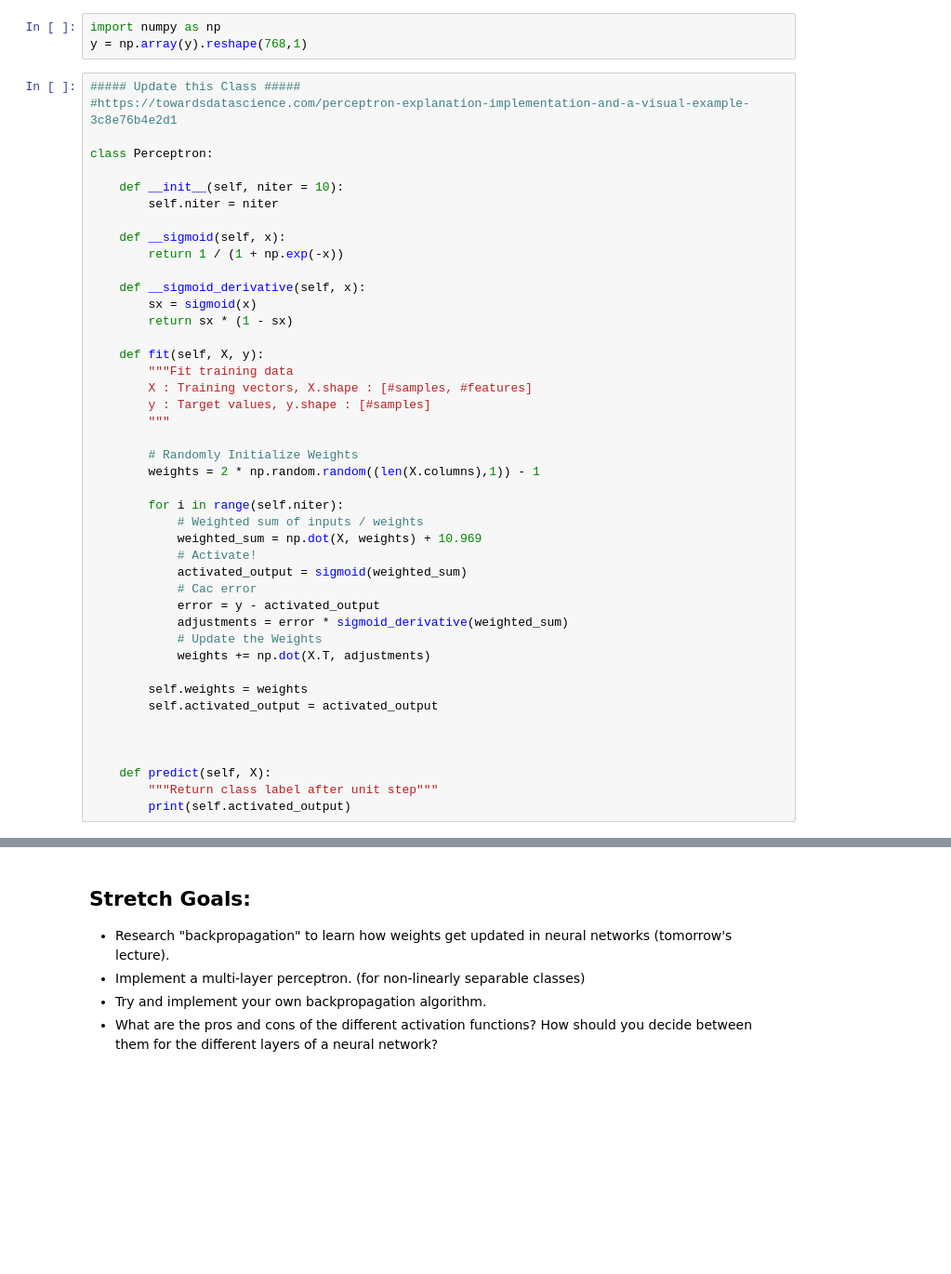
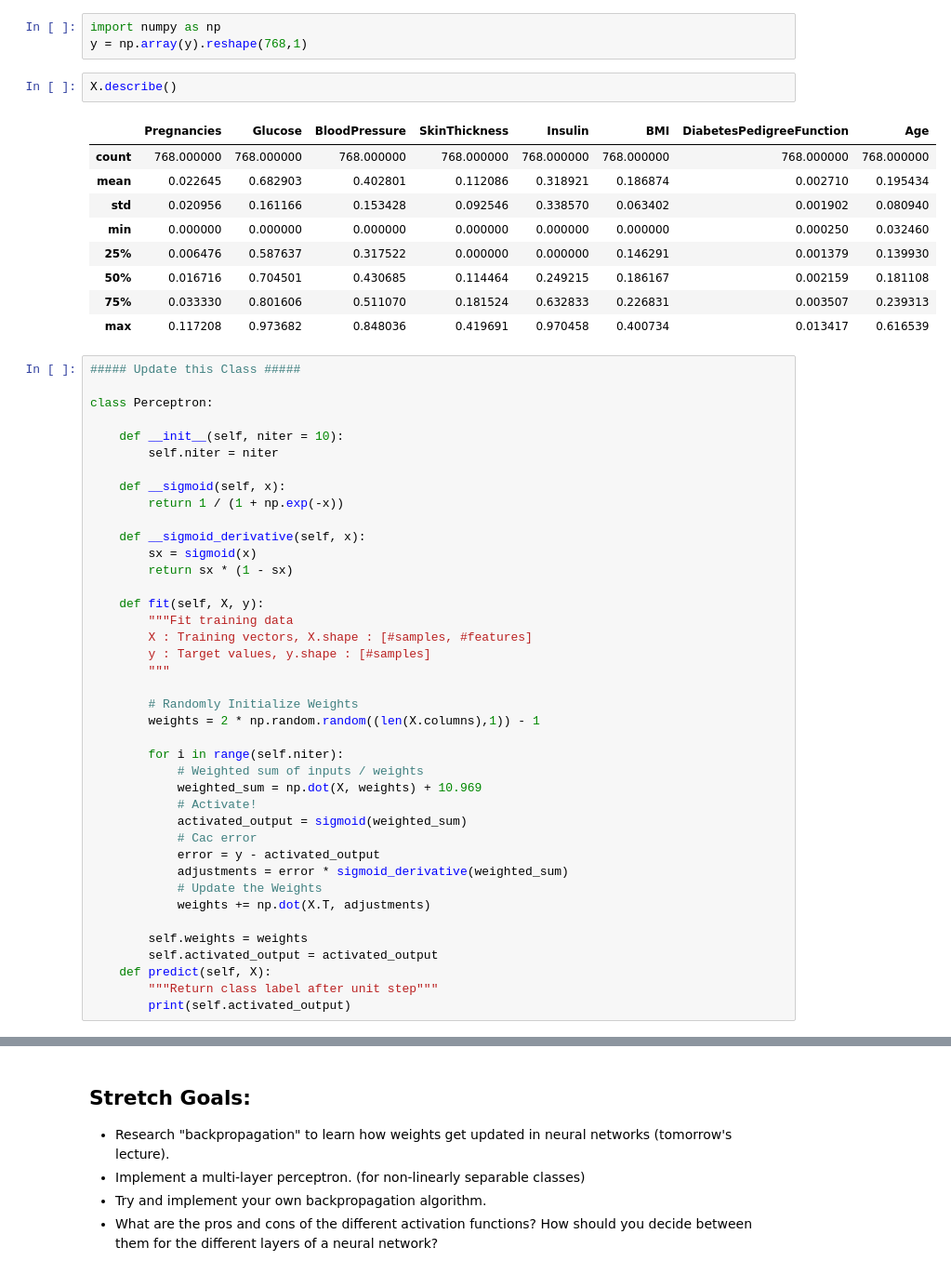
Before and after one commit to SwetaSengupta/DS-Unit-4-Sprint-2-Neural-Networks, a Jupyter notebook: module1-Intro-to-Neural-Networks/LS_DS_421_Intro_to_NN_Assignment.ipynb, the cells around one changed output, grey strips where cells are left out. Shown at 93% size. Cells and saved outputs as stored; diff of their text form; blank space fills up the shorter version.

```diff
--- a/module1-Intro-to-Neural-Networks/LS_DS_421_Intro_to_NN_Assignment.ipynb
+++ b/module1-Intro-to-Neural-Networks/LS_DS_421_Intro_to_NN_Assignment.ipynb
@@ -156,9 +156,20 @@ X.head()
 # %%
 import numpy as np
 y = np.array(y).reshape(768,1)
+# %%
+X.describe()
+# %% [output]
+|  | Pregnancies | Glucose | BloodPressure | SkinThickness | Insulin | BMI | DiabetesPedigreeFunction | Age |
+| count | 768.000000 | 768.000000 | 768.000000 | 768.000000 | 768.000000 | 768.000000 | 768.000000 | 768.000000 |
+| mean | 0.022645 | 0.682903 | 0.402801 | 0.112086 | 0.318921 | 0.186874 | 0.002710 | 0.195434 |
+| std | 0.020956 | 0.161166 | 0.153428 | 0.092546 | 0.338570 | 0.063402 | 0.001902 | 0.080940 |
+| min | 0.000000 | 0.000000 | 0.000000 | 0.000000 | 0.000000 | 0.000000 | 0.000250 | 0.032460 |
+| 25% | 0.006476 | 0.587637 | 0.317522 | 0.000000 | 0.000000 | 0.146291 | 0.001379 | 0.139930 |
+| 50% | 0.016716 | 0.704501 | 0.430685 | 0.114464 | 0.249215 | 0.186167 | 0.002159 | 0.181108 |
+| 75% | 0.033330 | 0.801606 | 0.511070 | 0.181524 | 0.632833 | 0.226831 | 0.003507 | 0.239313 |
+| max | 0.117208 | 0.973682 | 0.848036 | 0.419691 | 0.970458 | 0.400734 | 0.013417 | 0.616539 |
 # %%
 ##### Update this Class #####
-#https://towardsdatascience.com/perceptron-explanation-implementation-and-a-visual-example-3c8e76b4e2d1
 
 class Perceptron:
 
@@ -194,9 +205,6 @@ class Perceptron:
 
         self.weights = weights
         self.activated_output = activated_output
-
-
-
     def predict(self, X):
         """Return class label after unit step"""
         print(self.activated_output)
```
Also changed, not shown: parts of 6 cells of this notebook.
